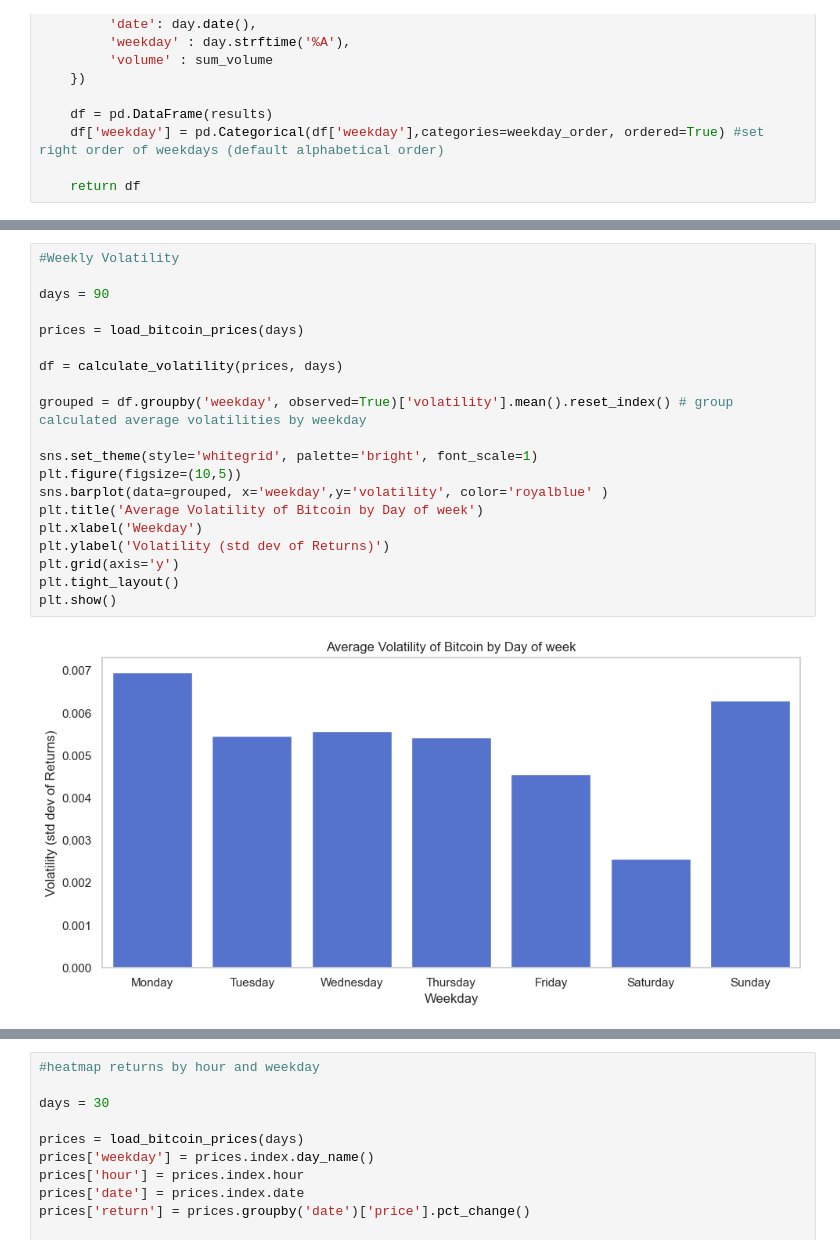
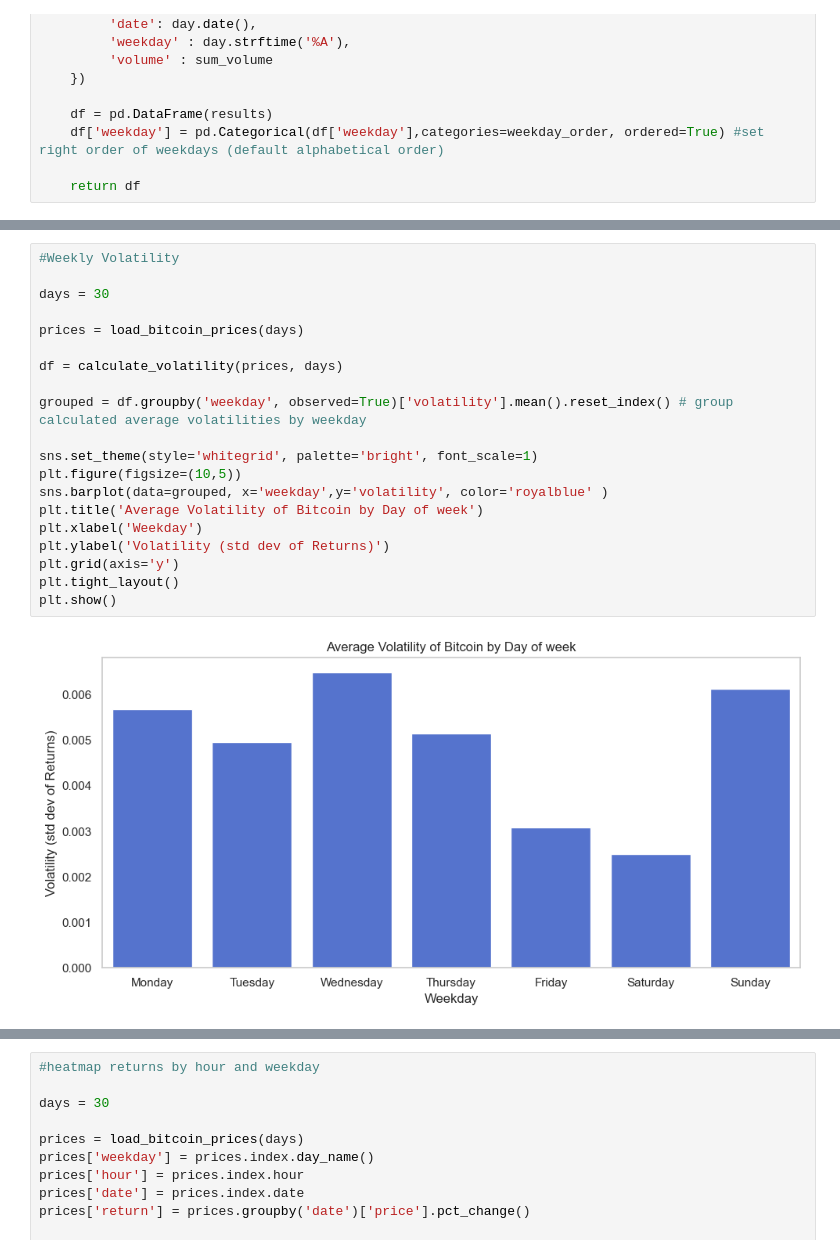
Before and after one commit to moyu1011-hka/hausarbeit-info2, a Jupyter notebook: test_coingecko_with_jupyter.ipynb, the cells around one changed output, grey strips where cells are left out. Saved outputs shown, nothing was run; the diff lists cells and outputs as text.

```diff
--- a/test_coingecko_with_jupyter.ipynb
+++ b/test_coingecko_with_jupyter.ipynb
@@ -140,25 +140,25 @@ Volatility of Bitcoin for last 24 hours:0.0023
 # %%
 #Weekly Volatility
 
-days = 90
+days = 30
 
 prices = load_bitcoin_prices(days)
 
 df = calculate_volatility(prices, days)
 
 grouped = df.groupby('weekday', observed=True)['volatility'].mean().reset_index() # group calculated average volatilities by weekday
 
 sns.set_theme(style='whitegrid', palette='bright', font_scale=1)
 plt.figure(figsize=(10,5))
 sns.barplot(data=grouped, x='weekday',y='volatility', color='royalblue' )
 plt.title('Average Volatility of Bitcoin by Day of week')
 plt.xlabel('Weekday')
 plt.ylabel('Volatility (std dev of Returns)')
 plt.grid(axis='y')
 plt.tight_layout()
 plt.show()
 # %% [output]
-[figure, old version]
+[figure, new version]
 # %%
 #Hourly Total Volume
 
```
Also changed, not shown: parts of 6 cells of this notebook.
